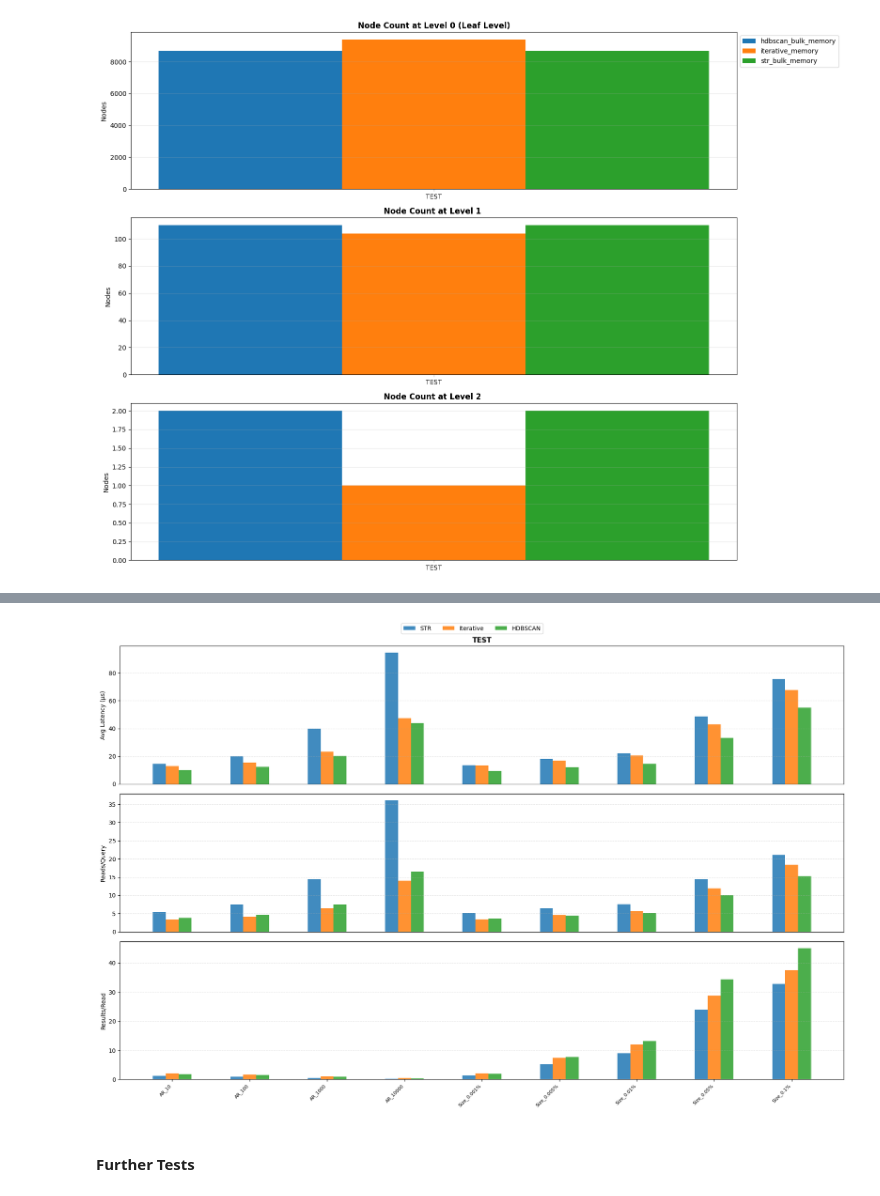
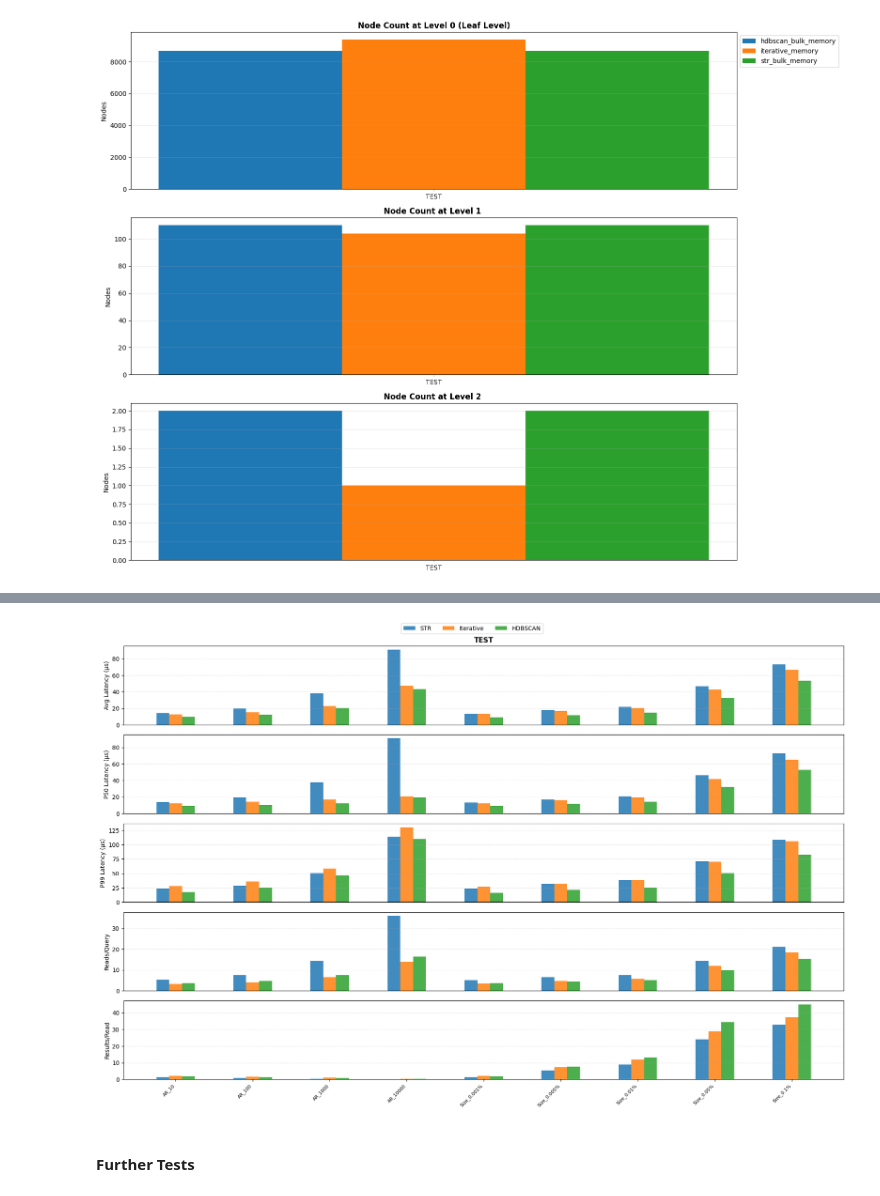
Before and after one commit to Galvanon/HDBSCAN_RTree, a Jupyter notebook: BA.ipynb, the cells around one changed output, grey strips where cells are left out. Cells and saved outputs as stored; diff of their text form; code cells hidden in the pictures.

```diff
--- a/BA.ipynb
+++ b/BA.ipynb
@@ -1146,6 +1444,23 @@ def build_hdbscan_rtree(data_gen, path=None):
         return index.Index(path, data_gen, properties=p)
 # %%
 def build_hdbscan_with_stats(data_gen, path=None, label="hdbscan_tree"):
+    """
+    Creates an R-tree using custom bulk loading with HDBSCAN clusters, measures
+    build time, and extracts statistics about the resulting tree structure.
+
+    Args:
+        data_gen: Generator from prepare_clustered_data() yielding (id, bounds, obj)
+            tuples with header records for cluster boundaries
+        path: File path for disk storage (without extension), or None for in-memory
+        label: String label for the dataset (used in statistics output).
+            Defaults to "hdbscan_tree".
+
+    Returns:
+        Tuple of (idx, stats_data):
+            - idx (rtree.index.Index): The constructed R-tree index object
+            - stats_data (dict): Statistics dictionary
+    """
+
     t0 = time.perf_counter()
     idx = build_hdbscan_rtree(data_gen, path)
     t1 = time.perf_counter()
@@ -1169,6 +1484,31 @@ def build_hdbscan_with_stats(data_gen, path=None, label="hdbscan_tree"):
     return idx, stats_data
 # %%
 def create_all_rtrees_hdbscan(datasets, configs, data_gen):
+    """
+    Builds R-trees using iterative insertion, STR bulkloading, or HDBSCAN-based
+    bulkloading depending on configuration.
+
+    Args:
+        datasets: Dict mapping dataset names (str) to DataFrames containing
+            spatial data. Used for non-HDBSCAN methods.
+        configs: List of dict configurations, each containing:
+            - 'bulk' (bool): True for bulk loading, False for iterative (ignored if hdbscan=True)
+            - 'disk' (bool): True for disk storage, False for in-memory
+            - 'suffix' (str): Suffix for naming the tree (e.g., 'hdbscan_bulk_memory')
+            - 'hdbscan' (bool): True to use HDBSCAN bulk loader, False for standard methods
+        data_gen: Generator from prepare_clustered_data() for HDBSCAN method.
+            Only consumed when config has 'hdbscan'=True.
+
+    Returns:
+        Tuple of (stats_df, active_trees):
+            - stats_df (DataFrame): Statistics for all created/loaded trees with columns:
+                'dataset', 'method' (iterative/str_bulk/hdbscan_bulk), 'storage',
+                'build_time_s', 'reads', 'writes', 'nodes', 'splits', 'adjustments',
+                'height', 'nodes_per_level', 'full_method'
+            - active_trees (dict): Dictionary mapping tree names to Index objects for
+                in-memory trees only. Disk trees are closed after statistics collection.
+    """
+
     all_results = []
     active_trees = {}
 
@@ -1404,9 +1744,9 @@ test_mult_dict = {
     'HDBSCAN': summary_test_mult[summary_test_mult['dataset'].str.contains('hdbscan_bulk')],
 }
 # %%
-plot_comprehensive_comparison(test_mult_dict,metrics=['avg_latency_us', 'reads_per_query', 'results_per_read'])
+plot_comprehensive_comparison(test_mult_dict, metrics=['avg_latency_us', 'p50_latency_us', 'p99_latency_us', 'reads_per_query', 'results_per_read'])
 # %% [output]
-[figure, old version]
+[figure, new version]
 # %% [markdown]
 #### Further Tests
 # %% [markdown]
```
Also changed, not shown: parts of 31 cells of this notebook, 7 other files.
